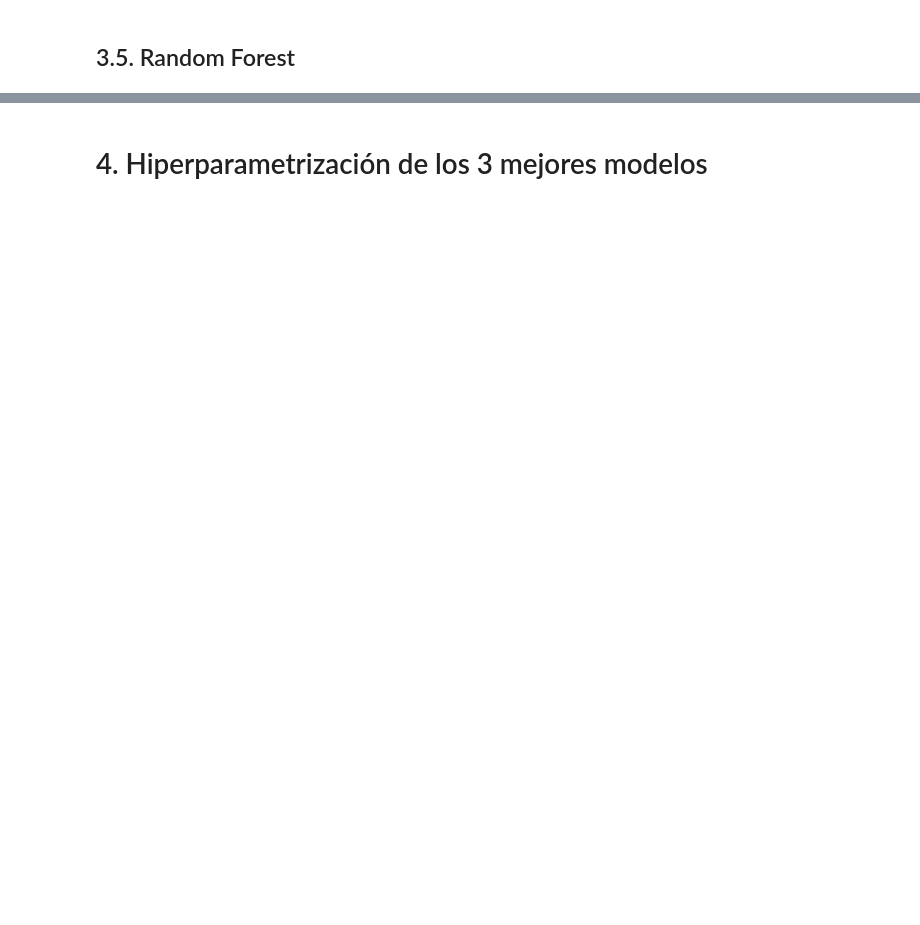
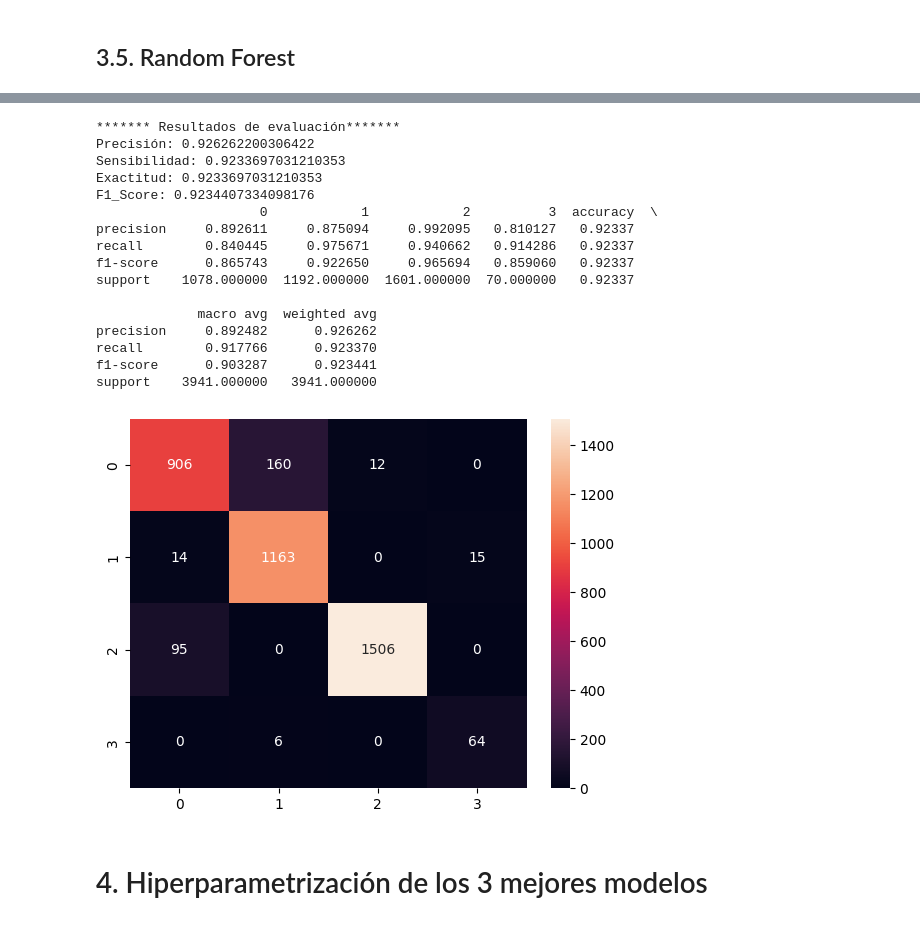
Before and after one commit to samuelperezh/factores-anemia-mineria, a Jupyter notebook: modelos.ipynb, the cells around one changed output, grey strips where cells are left out. Saved outputs shown, nothing was run; the diff lists cells and outputs as text; code cells hidden in the pictures; blank space fills up the shorter version.

```diff
--- a/modelos.ipynb
+++ b/modelos.ipynb
@@ -433,0 +642,14 @@ medidas['SVM'] = [precision, sensibilidad, exactitud, f1score]
+# %%
+from sklearn.ensemble import StackingClassifier
+from sklearn.linear_model import LogisticRegression
+
+clasificadores= [('Tree', modelTree), ('KNN', modelKnn), ('RN', modelNN)]
+
+metodo_ensamblador= LogisticRegression(multi_class='ovr')
+
+modelStacking= StackingClassifier(estimators=clasificadores, final_estimator=metodo_ensamblador)
+
+scores = cross_validate(modelStacking, X_train, Y_train, cv=10, scoring=('f1_weighted', 'accuracy', 'precision_weighted', 'recall_weighted'),
+                        return_train_score=False, return_estimator=False)
+scores=pd.DataFrame(scores)
+scores
@@ -433,0 +685,3 @@ medidas['SVM'] = [precision, sensibilidad, exactitud, f1score]
+# %%
+# Entrenamiento del modelo con el 70%
+modelStacking.fit(X_train, Y_train)
@@ -434,2 +702,24 @@ medidas['SVM'] = [precision, sensibilidad, exactitud, f1score]
+# %%
+precision, sensibilidad, exactitud, f1score = evaluacion_modelos(modelStacking, X_test, Y_test)
+
+medidas['Stacking'] = [precision, sensibilidad, exactitud, f1score]
+# %% [output]
+******* Resultados de evaluación*******
+Precisión: 0.926262200306422
+Sensibilidad: 0.9233697031210353
+Exactitud: 0.9233697031210353
+F1_Score: 0.9234407334098176
+                     0            1            2          3  accuracy  \
+precision     0.892611     0.875094     0.992095   0.810127   0.92337
+recall        0.840445     0.975671     0.940662   0.914286   0.92337
+f1-score      0.865743     0.922650     0.965694   0.859060   0.92337
+support    1078.000000  1192.000000  1601.000000  70.000000   0.92337
+
+             macro avg  weighted avg
+precision     0.892482      0.926262
+recall        0.917766      0.923370
+f1-score      0.903287      0.923441
+support    3941.000000   3941.000000
+[figure, added]
 # %% [markdown]
 # 4. Hiperparametrización de los 3 mejores modelos
```
Also changed, not shown: parts of 49 cells of this notebook, 1 other file.
